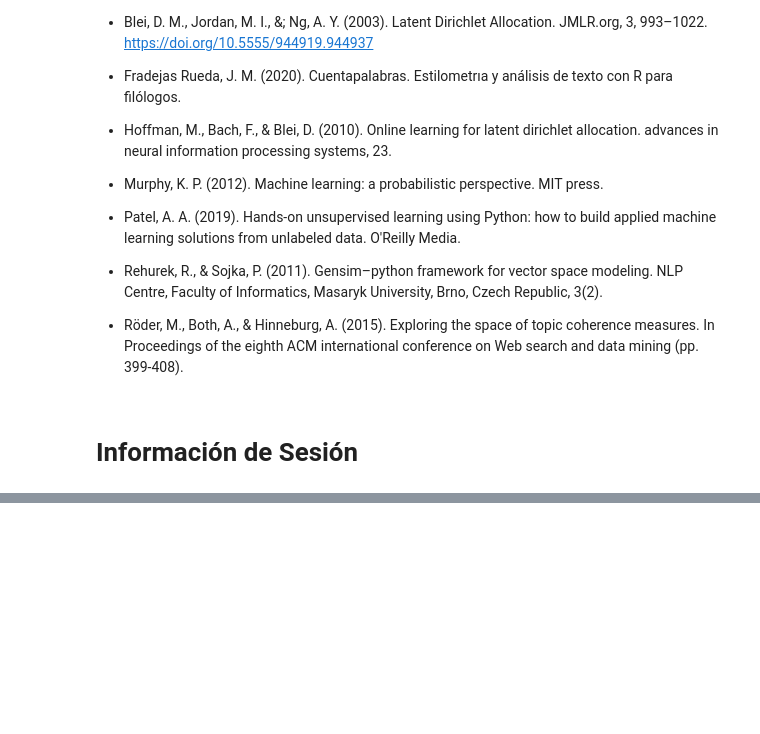
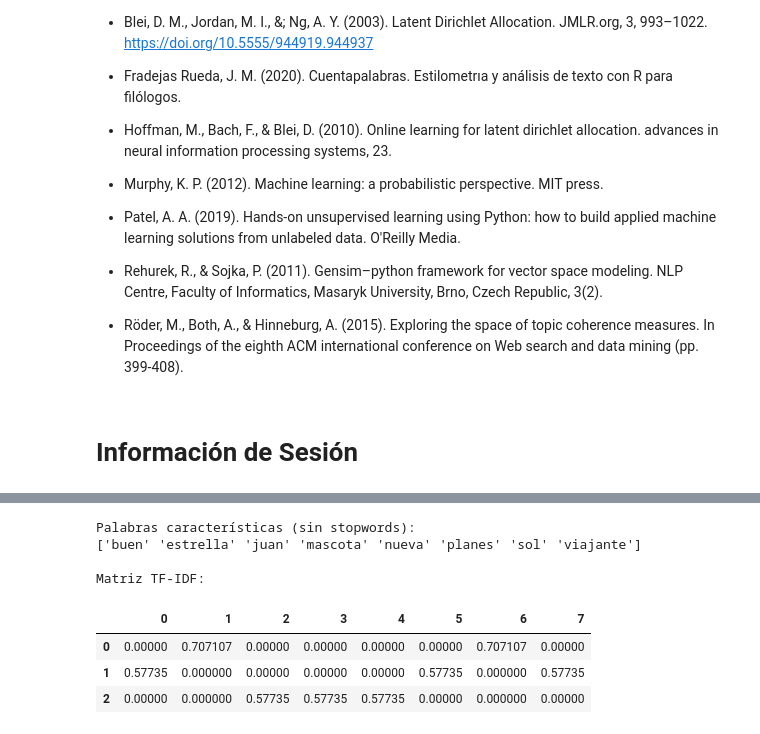
Before and after one commit to ggomez1803/ANS, a Jupyter notebook: Semana 6/S6_LSC3_LDA.ipynb, the cells around one changed output, grey strips where cells are left out. Drawn from its saved outputs; the diff is of its cells as text; code cells hidden in the pictures; blank space fills up the shorter version.

```diff
--- a/Semana 6/S6_LSC3_LDA.ipynb
+++ b/Semana 6/S6_LSC3_LDA.ipynb
@@ -557,0 +559,8 @@ Session information updated at 2023-09-17 17:37
+# %%
+import nltk
+nltk.download('stopwords')
+
+from nltk.corpus import stopwords
+
+# Obtén la lista de stopwords en español
+stopwords_es = stopwords.words('spanish')
@@ -557,0 +571,38 @@ Session information updated at 2023-09-17 17:37
+# %%
+from sklearn.feature_extraction.text import TfidfVectorizer
+
+# Define los tres textos
+texto1 = "El sol es una estrella."
+texto2 = "Un buen viajante no tiene planes."
+texto3 = "Juan tiene una mascota nueva."
+
+# Combina los textos en una lista
+documentos = [texto1, texto2, texto3]
+
+# Crea un objeto TF-IDF Vectorizer y especifica que deseas quitar las stopwords en inglés
+tfidf_vectorizer = TfidfVectorizer(stop_words=stopwords_es)
+
+# Ajusta el vectorizador TF-IDF a tus documentos y transforma los documentos en vectores TF-IDF
+tfidf_matrix = tfidf_vectorizer.fit_transform(documentos)
+
+# Obtiene las palabras características (características) en el orden en que aparecen en los vectores
+feature_names = tfidf_vectorizer.get_feature_names_out()
+
+# Convierte la matriz TF-IDF en un formato legible por humanos (puede ser una matriz dispersa)
+tfidf_matrix_array = tfidf_matrix.toarray()
+
+# Imprime los nombres de las características y los vectores TF-IDF resultantes
+print("Palabras características (sin stopwords):")
+print(feature_names)
+print("\nMatriz TF-IDF:")
+df = pd.DataFrame(tfidf_matrix_array)
+df
+# %% [output]
+Palabras características (sin stopwords):
+['buen' 'estrella' 'juan' 'mascota' 'nueva' 'planes' 'sol' 'viajante']
+
+Matriz TF-IDF:
+|  | 0 | 1 | 2 | 3 | 4 | 5 | 6 | 7 |
+| 0 | 0.00000 | 0.707107 | 0.00000 | 0.00000 | 0.00000 | 0.00000 | 0.707107 | 0.00000 |
+| 1 | 0.57735 | 0.000000 | 0.00000 | 0.00000 | 0.00000 | 0.57735 | 0.000000 | 0.57735 |
+| 2 | 0.00000 | 0.000000 | 0.57735 | 0.57735 | 0.57735 | 0.00000 | 0.000000 | 0.00000 |
```
Also changed, not shown: parts of 7 cells of this notebook, 2 other files.
